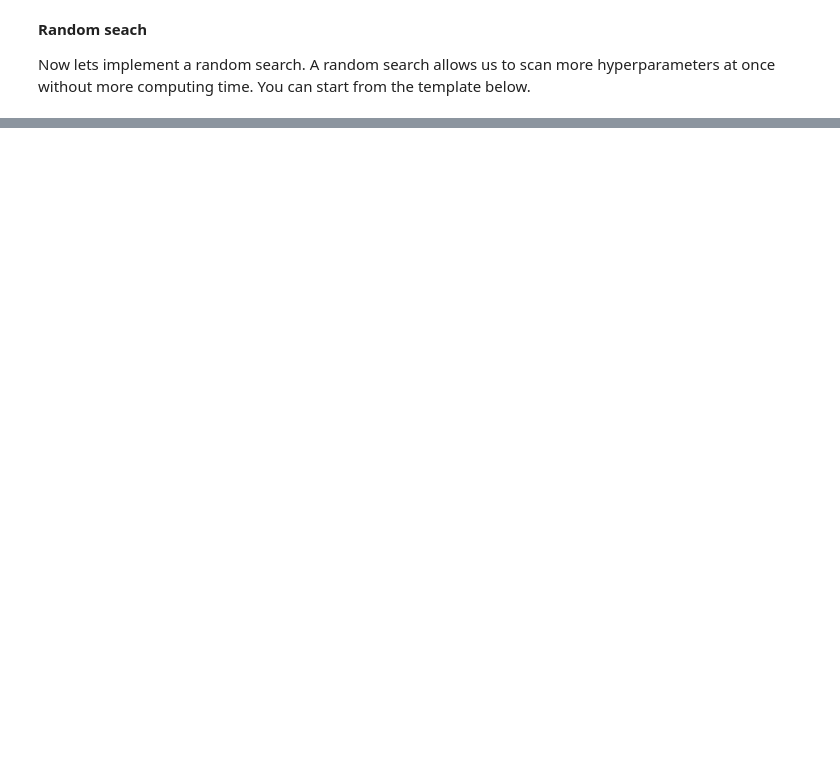
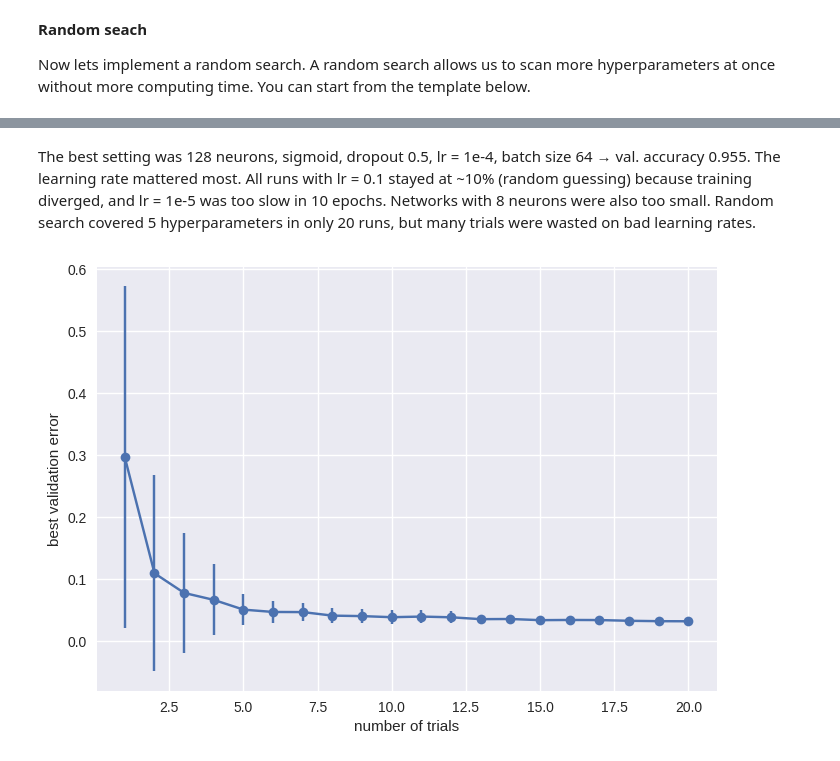
Before and after one commit to Niklas-Hy/Deeplearning, a Jupyter notebook: Exercise_6_4_MNIST.ipynb, the cells around one changed output, grey strips where cells are left out. Drawn from its saved outputs; the diff is of its cells as text; code cells hidden in the pictures; blank space fills up the shorter version.

```diff
--- a/Exercise_6_4_MNIST.ipynb
+++ b/Exercise_6_4_MNIST.ipynb
@@ -524,0 +548,25 @@ iteration 1:
+# %% [markdown]
+The best setting was 128 neurons, sigmoid, dropout 0.5, lr = 1e-4, batch size 64 → val. accuracy 0.955. The learning rate mattered most. All runs with lr = 0.1 stayed at ~10% (random guessing) because training diverged, and lr = 1e-5 was too slow in 10 epochs. Networks with 8 neurons were also too small. Random search covered 5 hyperparameters in only 20 runs, but many trials were wasted on bad learning rates.
+# %%
+val_error_trials = 1 - np.array(search['val_acc'])
+
+n_trials_values = range(1, 21)
+n_repeats = 50
+mean_best_error = []
+std_best_error = []
+
+for n_trials in n_trials_values:
+  best_errors = []
+  for repeat in range(n_repeats):
+    # pick n_trials random runs and keep the best one
+    chosen = np.random.choice(len(val_error_trials), n_trials, replace=False)
+    best_errors.append(val_error_trials[chosen].min())
+  mean_best_error.append(np.mean(best_errors))
+  std_best_error.append(np.std(best_errors))
+
+plt.errorbar(n_trials_values, mean_best_error, yerr=std_best_error, marker="o")
+plt.xlabel("number of trials")
+plt.ylabel("best validation error")
+plt.show()
+# %% [output]
+[figure, added]
```
Also changed, not shown: parts of 12 cells of this notebook.
